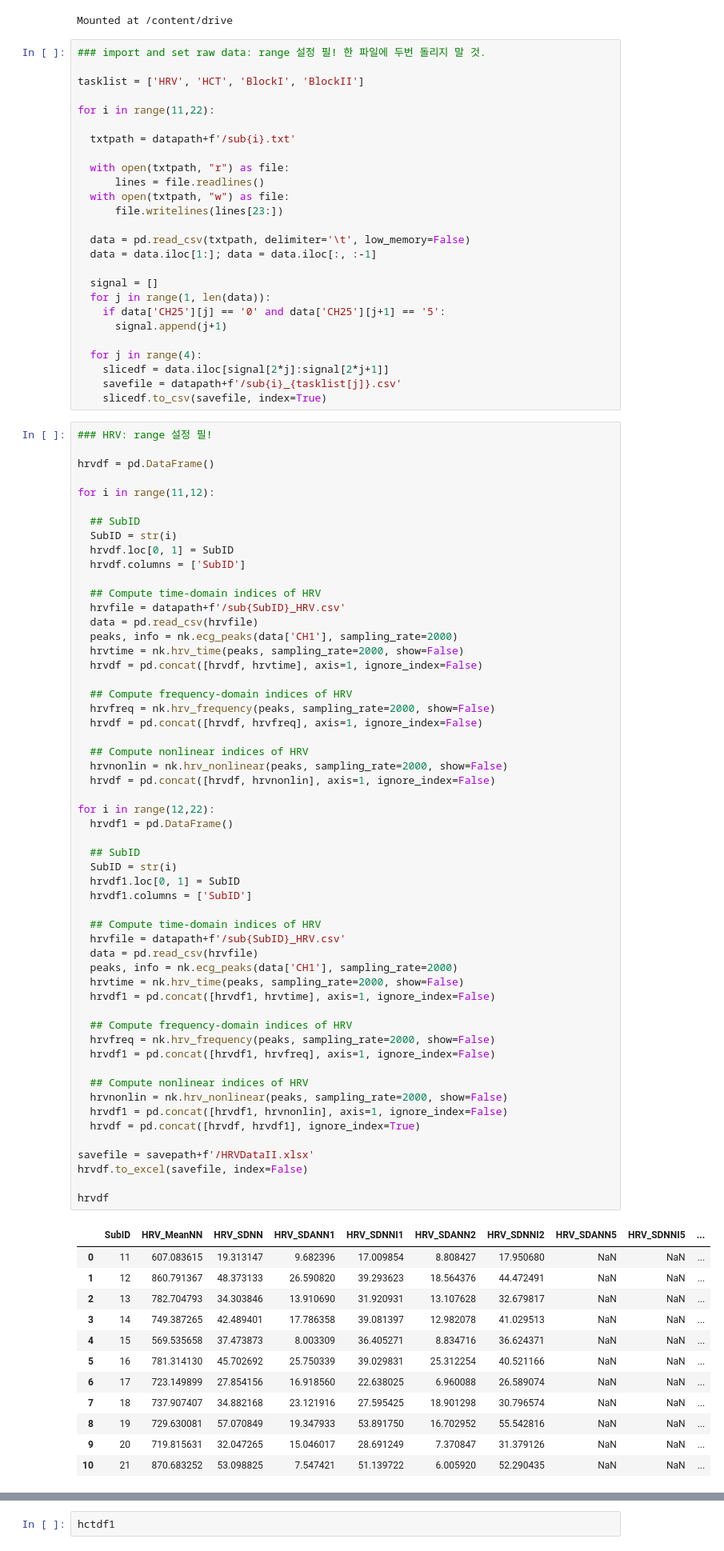
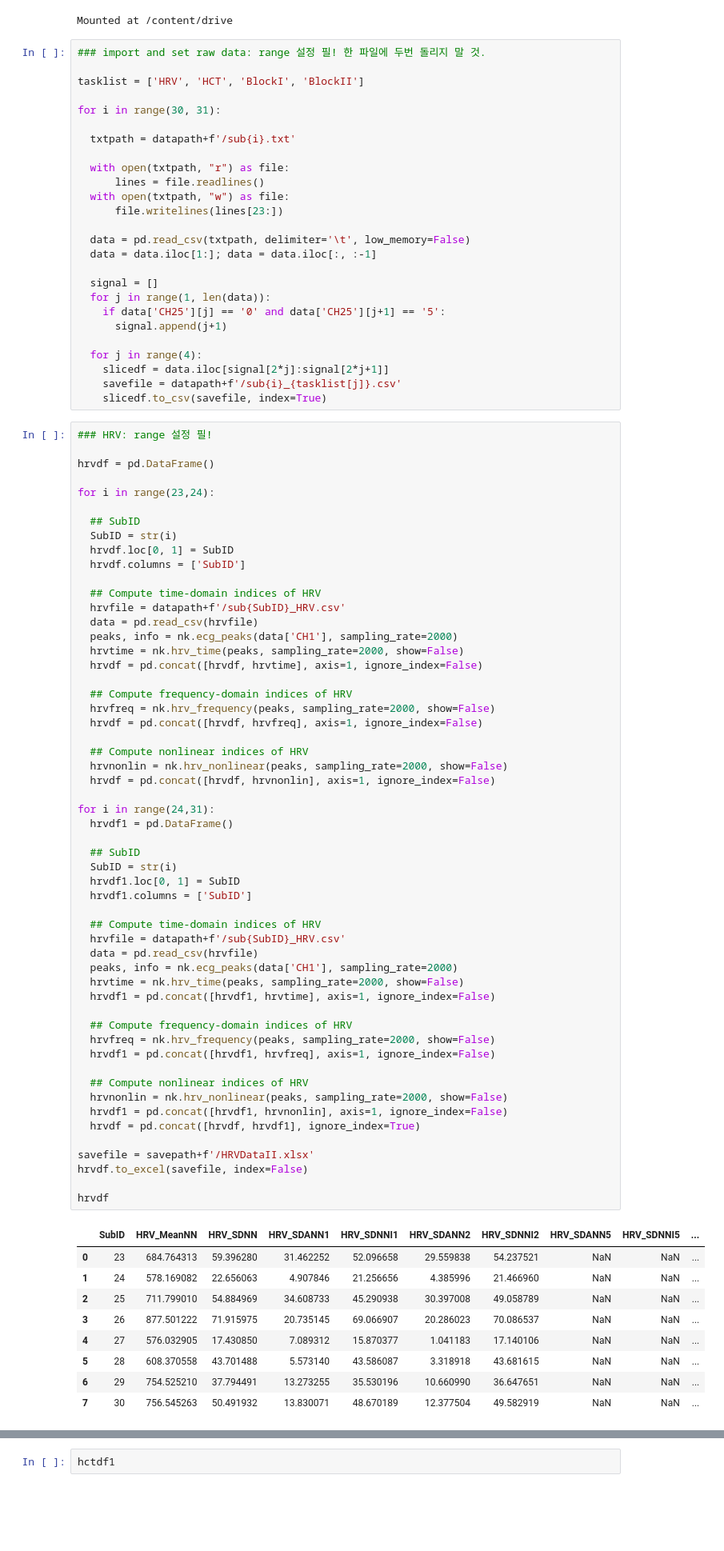
Before and after one commit to daonly/personal, a Jupyter notebook: [Conf]_physio.ipynb, the cells around one changed output, grey strips where cells are left out. Shown: that part at 80% size. Drawn from its saved outputs; the diff is of its cells as text; blank space fills up the shorter version.

```diff
--- a/[Conf]_physio.ipynb
+++ b/[Conf]_physio.ipynb
@@ -58,7 +58,7 @@ Mounted at /content/drive
 
 tasklist = ['HRV', 'HCT', 'BlockI', 'BlockII']
 
-for i in range(11,22):
+for i in range(30, 31):
 
   txtpath = datapath+f'/sub{i}.txt'
 
@@ -84,7 +84,7 @@ for i in range(11,22):
 
 hrvdf = pd.DataFrame()
 
-for i in range(11,12):
+for i in range(23,24):
 
   ## SubID
   SubID = str(i)
@@ -106,44 +106,41 @@ for i in range(11,12):
   hrvnonlin = nk.hrv_nonlinear(peaks, sampling_rate=2000, show=False)
   hrvdf = pd.concat([hrvdf, hrvnonlin], axis=1, ignore_index=False)
 
-for i in range(12,22):
+for i in range(24,31):
   hrvdf1 = pd.DataFrame()
 
   ## SubID
   SubID = str(i)
   hrvdf1.loc[0, 1] = SubID
   hrvdf1.columns = ['SubID']
 
   ## Compute time-domain indices of HRV
   hrvfile = datapath+f'/sub{SubID}_HRV.csv'
   data = pd.read_csv(hrvfile)
   peaks, info = nk.ecg_peaks(data['CH1'], sampling_rate=2000)
   hrvtime = nk.hrv_time(peaks, sampling_rate=2000, show=False)
   hrvdf1 = pd.concat([hrvdf1, hrvtime], axis=1, ignore_index=False)
 
   ## Compute frequency-domain indices of HRV
   hrvfreq = nk.hrv_frequency(peaks, sampling_rate=2000, show=False)
   hrvdf1 = pd.concat([hrvdf1, hrvfreq], axis=1, ignore_index=False)
 
   ## Compute nonlinear indices of HRV
   hrvnonlin = nk.hrv_nonlinear(peaks, sampling_rate=2000, show=False)
   hrvdf1 = pd.concat([hrvdf1, hrvnonlin], axis=1, ignore_index=False)
   hrvdf = pd.concat([hrvdf, hrvdf1], ignore_index=True)
 
 savefile = savepath+f'/HRVDataII.xlsx'
 hrvdf.to_excel(savefile, index=False)
 
 hrvdf
 # %% [output]
 |  | SubID | HRV_MeanNN | HRV_SDNN | HRV_SDANN1 | HRV_SDNNI1 | HRV_SDANN2 | HRV_SDNNI2 | HRV_SDANN5 | HRV_SDNNI5 | ... |
-| 0 | 11 | 607.083615 | 19.313147 | 9.682396 | 17.009854 | 8.808427 | 17.950680 | NaN | NaN | ... |
-| 1 | 12 | 860.791367 | 48.373133 | 26.590820 | 39.293623 | 18.564376 | 44.472491 | NaN | NaN | ... |
-| 2 | 13 | 782.704793 | 34.303846 | 13.910690 | 31.920931 | 13.107628 | 32.679817 | NaN | NaN | ... |
-| 3 | 14 | 749.387265 | 42.489401 | 17.786358 | 39.081397 | 12.982078 | 41.029513 | NaN | NaN | ... |
-| 4 | 15 | 569.535658 | 37.473873 | 8.003309 | 36.405271 | 8.834716 | 36.624371 | NaN | NaN | ... |
-| 5 | 16 | 781.314130 | 45.702692 | 25.750339 | 39.029831 | 25.312254 | 40.521166 | NaN | NaN | ... |
-| 6 | 17 | 723.149899 | 27.854156 | 16.918560 | 22.638025 | 6.960088 | 26.589074 | NaN | NaN | ... |
-| 7 | 18 | 737.907407 | 34.882168 | 23.121916 | 27.595425 | 18.901298 | 30.796574 | NaN | NaN | ... |
-| 8 | 19 | 729.630081 | 57.070849 | 19.347933 | 53.891750 | 16.702952 | 55.542816 | NaN | NaN | ... |
-| 9 | 20 | 719.815631 | 32.047265 | 15.046017 | 28.691249 | 7.370847 | 31.379126 | NaN | NaN | ... |
-| 10 | 21 | 870.683252 | 53.098825 | 7.547421 | 51.139722 | 6.005920 | 52.290435 | NaN | NaN | ... |
+| 0 | 23 | 684.764313 | 59.396280 | 31.462252 | 52.096658 | 29.559838 | 54.237521 | NaN | NaN | ... |
+| 1 | 24 | 578.169082 | 22.656063 | 4.907846 | 21.256656 | 4.385996 | 21.466960 | NaN | NaN | ... |
+| 2 | 25 | 711.799010 | 54.884969 | 34.608733 | 45.290938 | 30.397008 | 49.058789 | NaN | NaN | ... |
+| 3 | 26 | 877.501222 | 71.915975 | 20.735145 | 69.066907 | 20.286023 | 70.086537 | NaN | NaN | ... |
+| 4 | 27 | 576.032905 | 17.430850 | 7.089312 | 15.870377 | 1.041183 | 17.140106 | NaN | NaN | ... |
+| 5 | 28 | 608.370558 | 43.701488 | 5.573140 | 43.586087 | 3.318918 | 43.681615 | NaN | NaN | ... |
+| 6 | 29 | 754.525210 | 37.794491 | 13.273255 | 35.530196 | 10.660990 | 36.647651 | NaN | NaN | ... |
+| 7 | 30 | 756.545263 | 50.491932 | 13.830071 | 48.670189 | 12.377504 | 49.582919 | NaN | NaN | ... |
```
Also changed, not shown: parts of 4 cells of this notebook.
